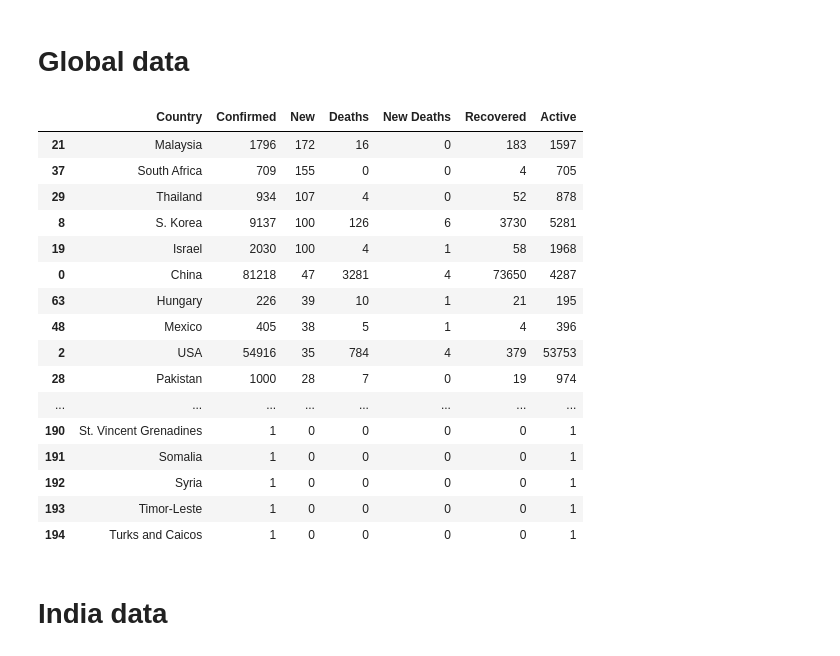
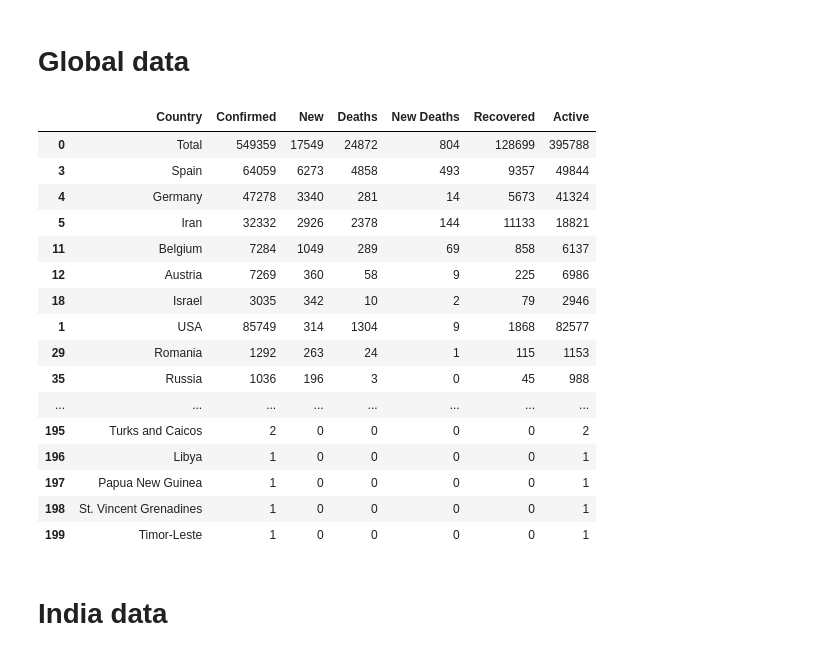
Before and after one commit to bhavsarpratik/covid19-tracker, a Jupyter notebook: notebooks/telegram.ipynb, the cells around one changed output. Saved outputs shown, nothing was run; the diff lists cells and outputs as text; code cells hidden in the pictures.

```diff
--- a/notebooks/telegram.ipynb
+++ b/notebooks/telegram.ipynb
@@ -45,45 +45,49 @@ class TelegramMessenger:
 # %%
 def get_data():
     url = 'https://www.worldometers.info/coronavirus'
     page = requests.get(url)
     doc = lh.fromstring(page.content)
     tr_elements = doc.xpath('//*[@id="main_table_countries_today"]/tbody[1]')
     rows = []
     #For each row, store each first element (header) and an empty list
     for t in tr_elements[0]:
         row = [x.text_content() for x in t.findall('td')[:-1]]
         rows.append(row)
 
     columns = ['Country', 'Confirmed', 'New', 'Deaths',
                'New Deaths', 'Recovered', 'Active', 'x', 'x']
     df = pd.DataFrame(rows, columns=columns)
     df = df.astype(str).replace('', 0).iloc[:, :-2]
 
     for col in df.columns[1:]:
         df[col] = df[col].str.replace(' ', '').replace(
             ',', '', regex=True).replace('+', '').apply(pd.to_numeric).fillna(0).astype(int)
 
-    return df.sort_values(['New', 'Confirmed'], ascending=False)
+    df = df.sort_values(['New', 'Confirmed'], ascending=False)
+    total = df.sum().values
+    total[0] = 'Total'
+    return pd.concat([pd.DataFrame([total], columns=df.columns), df])
+
 
 df = get_data()
 df.head(300)
 # %% [output]
 |  | Country | Confirmed | New | Deaths | New Deaths | Recovered | Active |
-| 21 | Malaysia | 1796 | 172 | 16 | 0 | 183 | 1597 |
-| 37 | South Africa | 709 | 155 | 0 | 0 | 4 | 705 |
-| 29 | Thailand | 934 | 107 | 4 | 0 | 52 | 878 |
-| 8 | S. Korea | 9137 | 100 | 126 | 6 | 3730 | 5281 |
-| 19 | Israel | 2030 | 100 | 4 | 1 | 58 | 1968 |
-| 0 | China | 81218 | 47 | 3281 | 4 | 73650 | 4287 |
-| 63 | Hungary | 226 | 39 | 10 | 1 | 21 | 195 |
-| 48 | Mexico | 405 | 38 | 5 | 1 | 4 | 396 |
-| 2 | USA | 54916 | 35 | 784 | 4 | 379 | 53753 |
-| 28 | Pakistan | 1000 | 28 | 7 | 0 | 19 | 974 |
+| 0 | Total | 549359 | 17549 | 24872 | 804 | 128699 | 395788 |
+| 3 | Spain | 64059 | 6273 | 4858 | 493 | 9357 | 49844 |
+| 4 | Germany | 47278 | 3340 | 281 | 14 | 5673 | 41324 |
+| 5 | Iran | 32332 | 2926 | 2378 | 144 | 11133 | 18821 |
+| 11 | Belgium | 7284 | 1049 | 289 | 69 | 858 | 6137 |
+| 12 | Austria | 7269 | 360 | 58 | 9 | 225 | 6986 |
+| 18 | Israel | 3035 | 342 | 10 | 2 | 79 | 2946 |
+| 1 | USA | 85749 | 314 | 1304 | 9 | 1868 | 82577 |
+| 29 | Romania | 1292 | 263 | 24 | 1 | 115 | 1153 |
+| 35 | Russia | 1036 | 196 | 3 | 0 | 45 | 988 |
 | ... | ... | ... | ... | ... | ... | ... | ... |
-| 190 | St. Vincent Grenadines | 1 | 0 | 0 | 0 | 0 | 1 |
-| 191 | Somalia | 1 | 0 | 0 | 0 | 0 | 1 |
-| 192 | Syria | 1 | 0 | 0 | 0 | 0 | 1 |
-| 193 | Timor-Leste | 1 | 0 | 0 | 0 | 0 | 1 |
-| 194 | Turks and Caicos | 1 | 0 | 0 | 0 | 0 | 1 |
+| 195 | Turks and Caicos | 2 | 0 | 0 | 0 | 0 | 2 |
+| 196 | Libya | 1 | 0 | 0 | 0 | 0 | 1 |
+| 197 | Papua New Guinea | 1 | 0 | 0 | 0 | 0 | 1 |
+| 198 | St. Vincent Grenadines | 1 | 0 | 0 | 0 | 0 | 1 |
+| 199 | Timor-Leste | 1 | 0 | 0 | 0 | 0 | 1 |
 # %% [markdown]
 # India data
```
Also changed, not shown: parts of 5 cells of this notebook, 3 other files.
